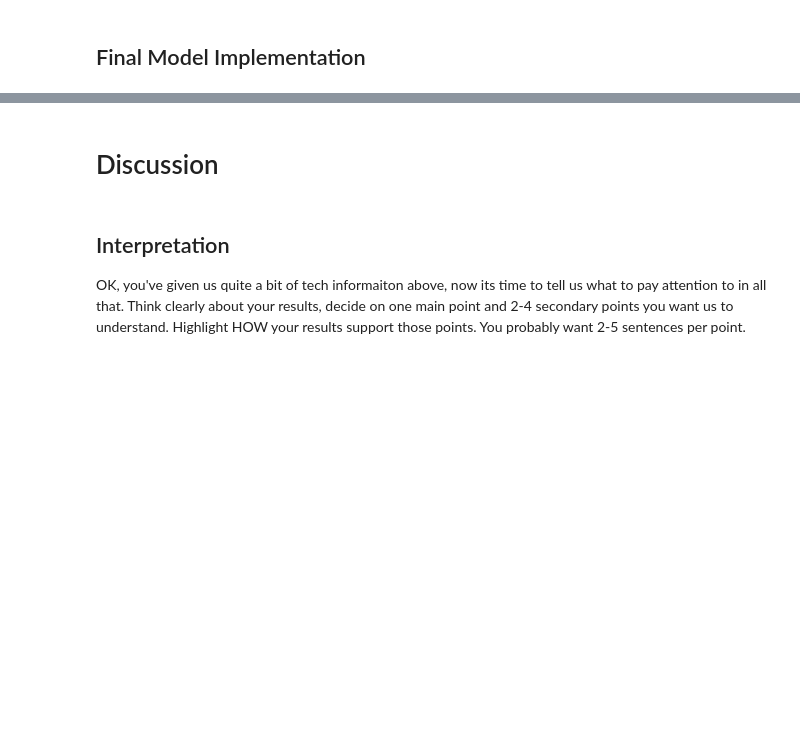
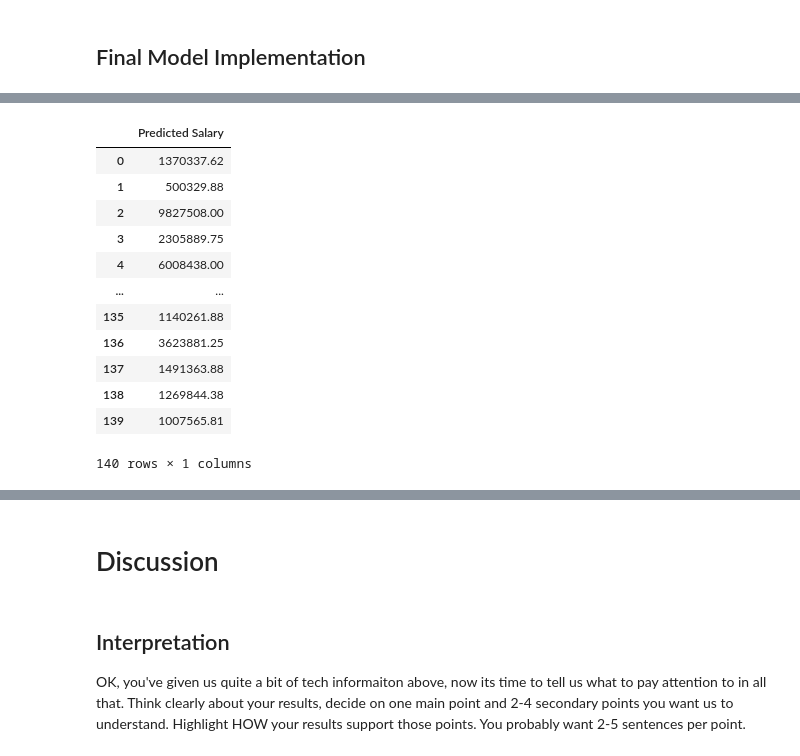
Before and after one commit to COGS118A/Group029-SP23, a Jupyter notebook: FinalProject_Group029-SP23.ipynb, the cells around one changed output, grey strips where cells are left out. Drawn from its saved outputs; the diff is of its cells as text; code cells hidden in the pictures; blank space fills up the shorter version.

Commit message:
Attempt NN predict

```diff
--- a/FinalProject_Group029-SP23.ipynb
+++ b/FinalProject_Group029-SP23.ipynb
@@ -1386,2 +1386,14 @@ Epoch 1000/1000
 # %% [markdown]
 ## Final Model Implementation
+# %%
+#pitch_data_2023 = pitch_2023['Salary']
+pitch_data_2023_features = pitch_2023.loc[:, df_pitchers.columns != 'Salary']
+# %%
+model = nn_model_pitch
+pred_pitch_salary = pd.DataFrame(model.predict(pitch_data_2023_features),columns=['Predicted Salary'])
+pred_pitch_salary['Predicted Salary'] = pred_pitch_salary.apply(lambda x: '%.2f' % x, axis=1)
+pred_pitch_salary.shape, pitch_data_2023_features.shape
+pitch_data_pred_sal = pd.concat([pred_pitch_salary, pitch_data_2023_features],axis=1,join='inner')
+#pitch_data_pred_sal
+pred_pitch_salary
+# %% [output]
@@ -1387,0 +1401,13 @@ Epoch 1000/1000
+|  | Predicted Salary |
+| 0 | 1370337.62 |
+| 1 | 500329.88 |
+| 2 | 9827508.00 |
+| 3 | 2305889.75 |
+| 4 | 6008438.00 |
+| ... | ... |
+| 135 | 1140261.88 |
+| 136 | 3623881.25 |
+| 137 | 1491363.88 |
+| 138 | 1269844.38 |
+| 139 | 1007565.81 |
+140 rows × 1 columns
```
Also changed, not shown: parts of 20 cells of this notebook.
